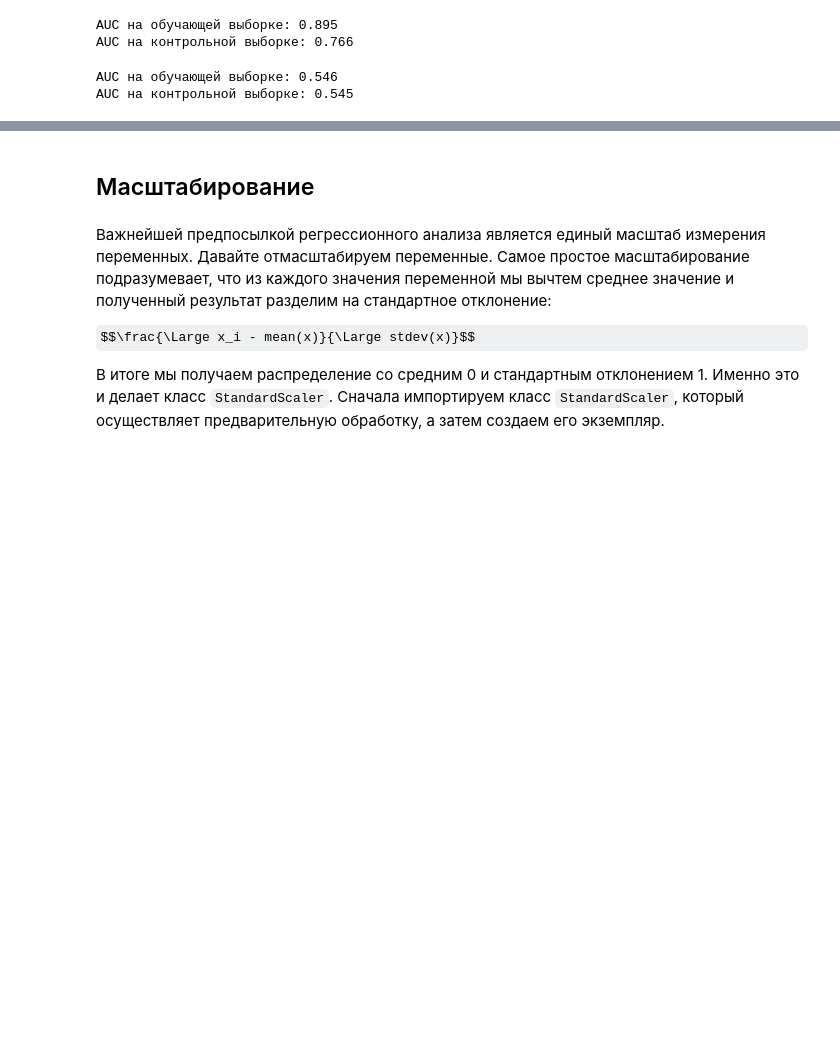
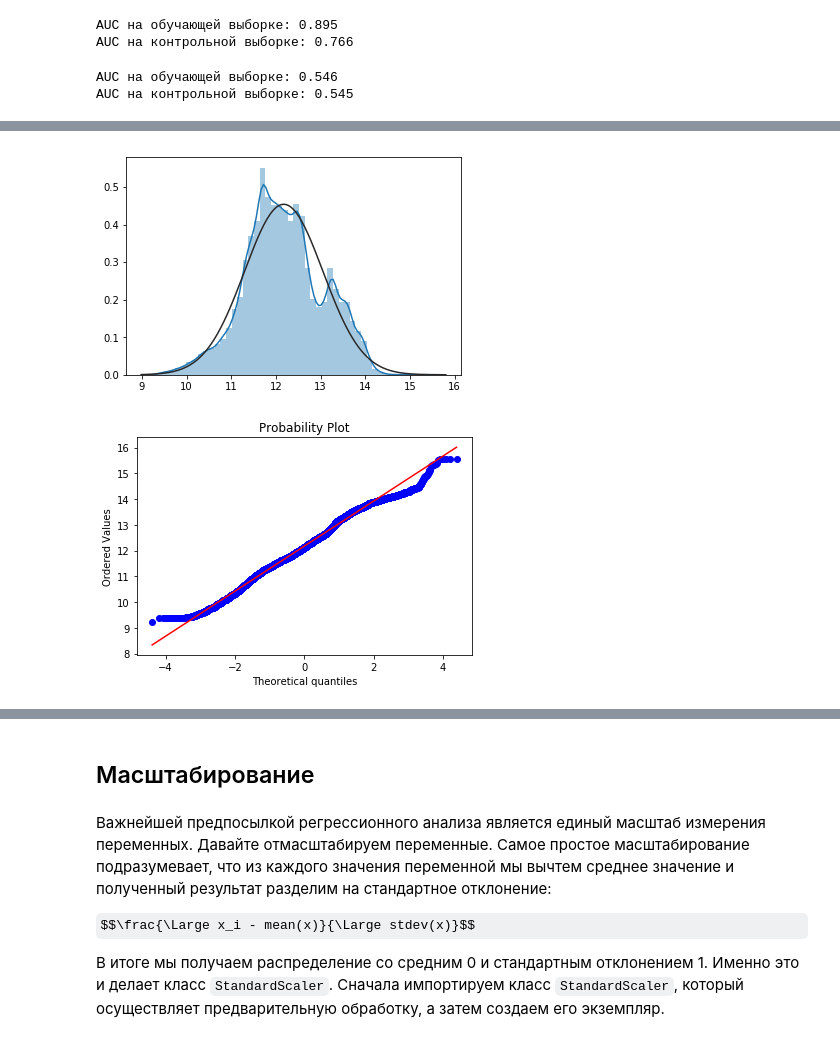
Before and after one commit to gameofdrone/Learning_Pandas_russian_translation-1, a Jupyter notebook: Notebooks/Приложение 4_Пример предварительной подготовки данных в pandas.ipynb, the cells around one changed output, grey strips where cells are left out. Cells and saved outputs as stored; diff of their text form; code cells hidden in the pictures; some formulas as TeX source; blank space fills up the shorter version.

```diff
--- a/Notebooks/Приложение 4_Пример предварительной подготовки данных в pandas.ipynb
+++ b/Notebooks/Приложение 4_Пример предварительной подготовки данных в pandas.ipynb
@@ -1012,0 +1314,6 @@ AUC на контрольной выборке: 0.545
+# %%
+# импортируем функцию boxcox
+from scipy.stats import boxcox
+# выполняем преобразование Бокса-Кокса
+transformed, lam = boxcox(train['credit_sum'])
+print('Lambda: %f' % lam)
@@ -1012,0 +1326,10 @@ AUC на контрольной выборке: 0.545
+# %%
+# строим гистограмму распределения и график
+# квантиль-квантиль для переменной monthly_income,
+# преобразованной с помощью Бокса-Кокса
+sns.distplot(transformed, fit=norm)
+fig = plt.figure()
+res = stats.probplot(transformed, plot=plt)
+# %% [output]
+[figure, added]
+[figure, added]
```
Also changed, not shown: parts of 111 cells of this notebook.
